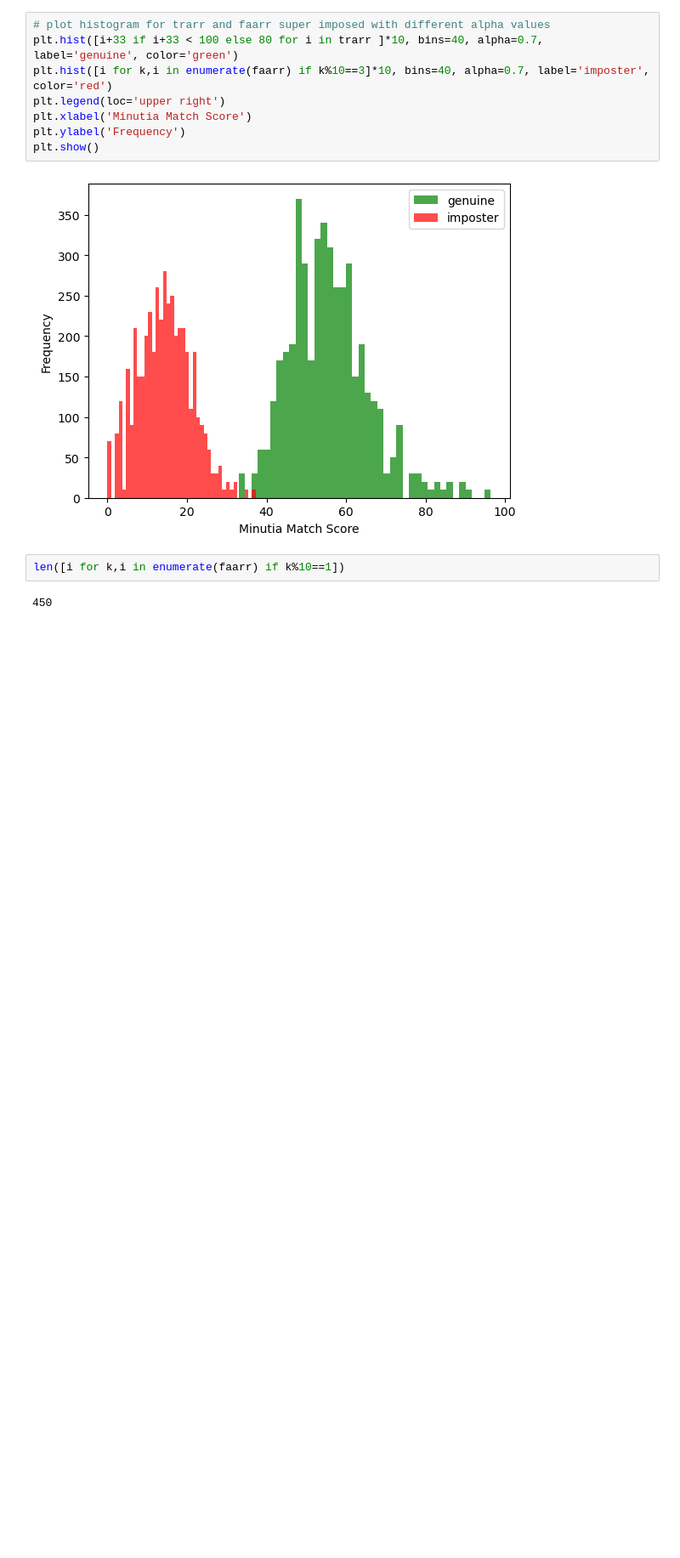
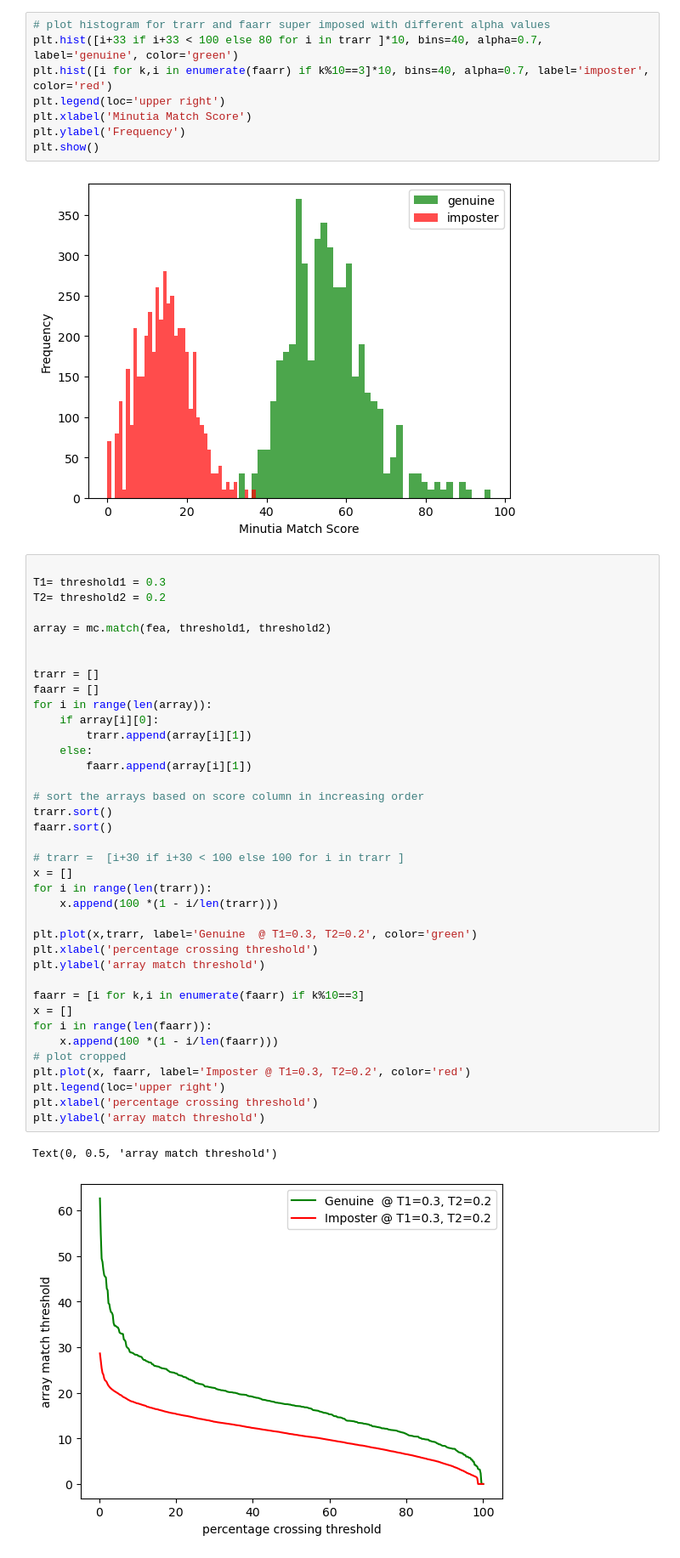
Before and after one commit to nishkalprakash/2024_03_CIPR_NP-Code, a Jupyter notebook: plot.ipynb, the cells around one changed output. Shown: that part at 85% size. Drawn from its saved outputs; the diff is of its cells as text; blank space fills up the shorter version.

Commit message:
debugging_distance_based_score_metric

```diff
--- a/plot.ipynb
+++ b/plot.ipynb
@@ -122,7 +122,44 @@ plt.ylabel('Frequency')
 plt.show()
 # %% [output]
 [figure]
-# %%
-len([i for k,i in enumerate(faarr) if k%10==1])
-# %% [output]
-450
+# %%
+
+T1= threshold1 = 0.3
+T2= threshold2 = 0.2
+
+array = mc.match(fea, threshold1, threshold2)
+
+
+trarr = []
+faarr = []
+for i in range(len(array)):
+    if array[i][0]:
+        trarr.append(array[i][1])
+    else:
+        faarr.append(array[i][1])
+
+# sort the arrays based on score column in increasing order
+trarr.sort()
+faarr.sort()
+
+# trarr =  [i+30 if i+30 < 100 else 100 for i in trarr ]
+x = []
+for i in range(len(trarr)):
+    x.append(100 *(1 - i/len(trarr)))
+
+plt.plot(x,trarr, label='Genuine  @ T1=0.3, T2=0.2', color='green')
+plt.xlabel('percentage crossing threshold')
+plt.ylabel('array match threshold')
+
+faarr = [i for k,i in enumerate(faarr) if k%10==3]
+x = []
+for i in range(len(faarr)):
+    x.append(100 *(1 - i/len(faarr)))
+# plot cropped
+plt.plot(x, faarr, label='Imposter @ T1=0.3, T2=0.2', color='red')
+plt.legend(loc='upper right')
+plt.xlabel('percentage crossing threshold')
+plt.ylabel('array match threshold')
+# %% [output]
+Text(0, 0.5, 'array match threshold')
+[figure, added]
```
Also changed, not shown: parts of 3 cells of this notebook, 5 other files.
